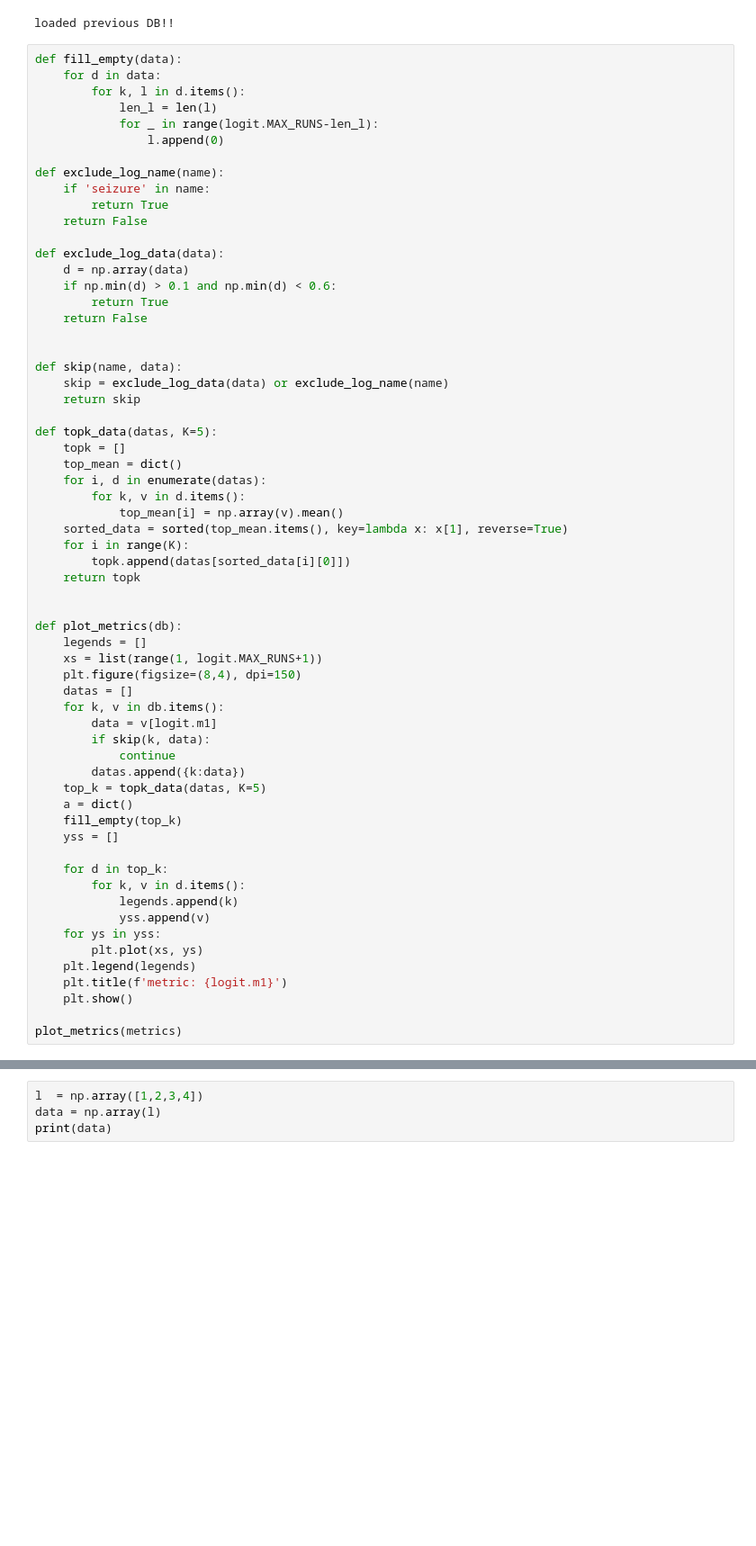
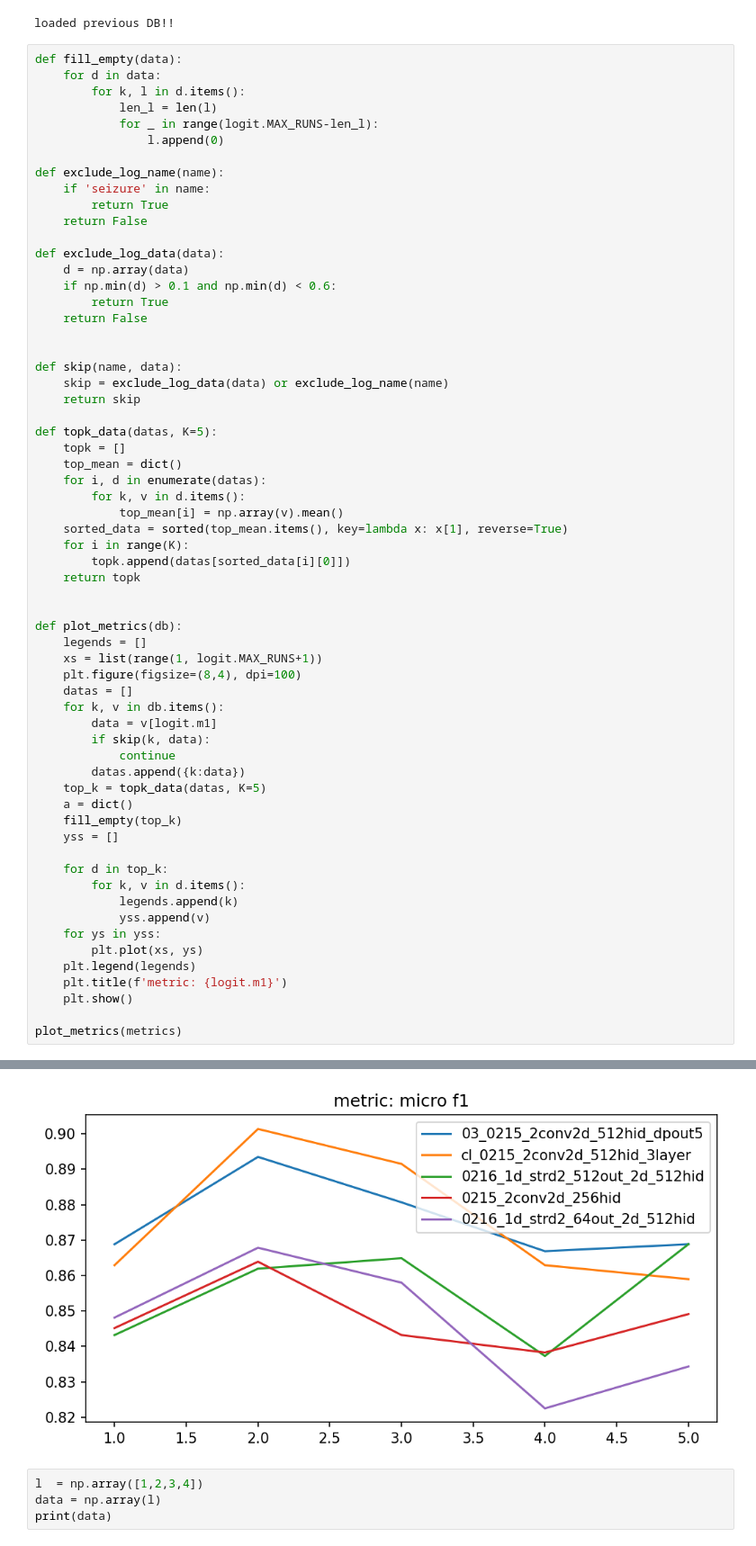
Before and after one commit to zhengdaoli/logvis, a Jupyter notebook: plot_metrics.ipynb, the cells around one changed output, grey strips where cells are left out. Shown: that part at 90% size. Drawn from its saved outputs; the diff is of its cells as text; blank space fills up the shorter version.

```diff
--- a/plot_metrics.ipynb
+++ b/plot_metrics.ipynb
@@ -50,7 +50,7 @@ def topk_data(datas, K=5):
 def plot_metrics(db):
     legends = []
     xs = list(range(1, logit.MAX_RUNS+1))
-    plt.figure(figsize=(8,4), dpi=150)
+    plt.figure(figsize=(8,4), dpi=100)
     datas = []
     for k, v in db.items():
         data = v[logit.m1]
@@ -79,3 +77,4 @@ AttributeError: 'list' object has no attribute 'values'
+[figure, added]
 # %%
 l  = np.array([1,2,3,4])
 data = np.array(l)
```
Also changed, not shown: parts of 1 cell of this notebook.
